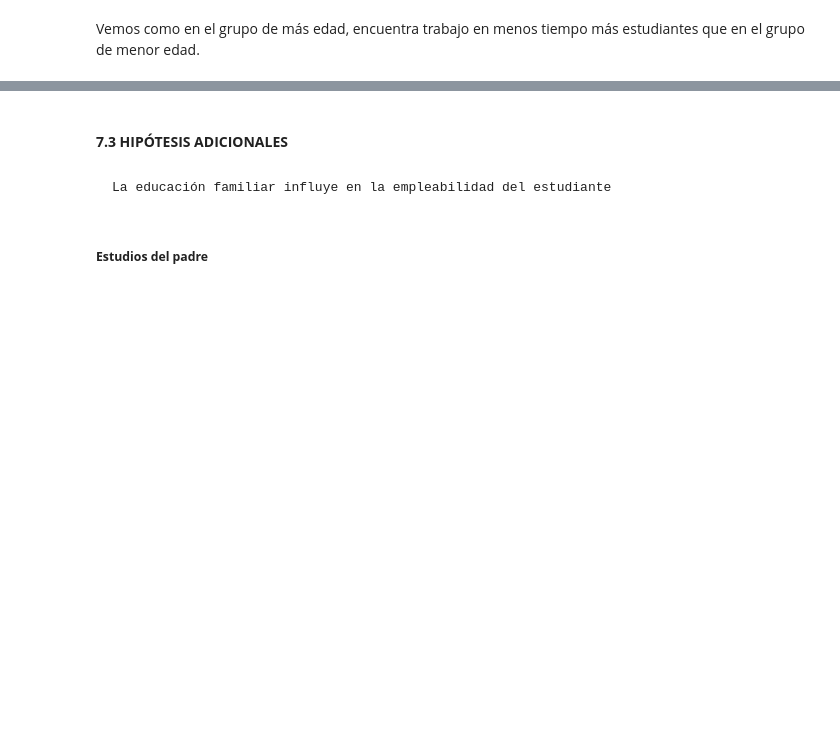
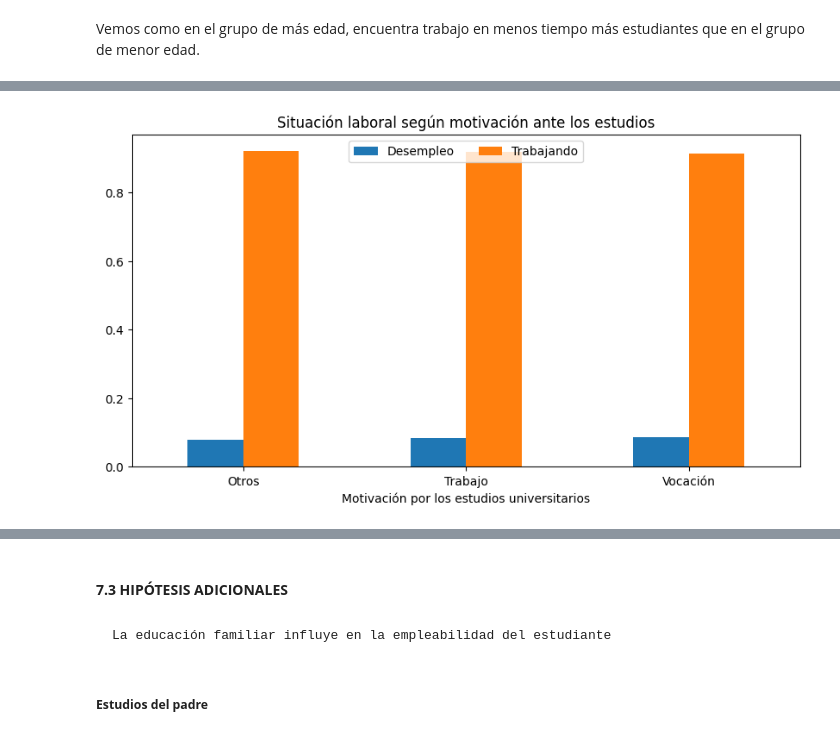
Before and after one commit to BeatrizGD/Students-Employability-Exploratory-Data-Analysis, a Jupyter notebook: src/main.ipynb, the cells around one changed output, grey strips where cells are left out. Cells and saved outputs as stored; diff of their text form; code cells hidden in the pictures; blank space fills up the shorter version.

```diff
--- a/src/main.ipynb
+++ b/src/main.ipynb
@@ -1125,0 +1136,13 @@ Vemos como en el grupo de más edad, encuentra trabajo en menos tiempo más estu
+# %%
+df_mot_estudios = students_grado.copy() # tenemos en cuenta aquellos universitarios con un solo grado
+
+# Diccionario con la nueva codificación para la columna
+mot_estudio_dict = {1: "Trabajo", 2: "Vocación", 3: "Otros", 9:9}
+
+df_mot_estudios['EST_B8'] = df_mot_estudios['EST_B8'].replace(mot_estudio_dict)
+df_mot_estudios= df_mot_estudios[df_mot_estudios['EST_B8'] !=9]
+# %%
+data_mot_estudios = df_mot_estudios.groupby('EST_B8')['TRBPRN1'].value_counts(normalize=True)
+mot_estudios = pd.DataFrame(data_mot_estudios)
+
+mot_estudios
@@ -1125,0 +1158,13 @@ Vemos como en el grupo de más edad, encuentra trabajo en menos tiempo más estu
+# %%
+fig, ax = plt.subplots(figsize=(10, 5))
+mot_estudios['TRBPRN1'].unstack().plot(kind='bar', ax=ax)
+
+# Títulos
+ax.set_xlabel('Motivación por los estudios universitarios')
+ax.set_title('Situación laboral según motivación ante los estudios')
+ax.legend(loc='upper center', ncols=2)
+ax.set_xticklabels(ax.get_xticklabels(), rotation=0)
+
+plt.show()
+# %% [output]
+[figure, added]
```
Also changed, not shown: parts of 14 cells of this notebook, 2 other files.
